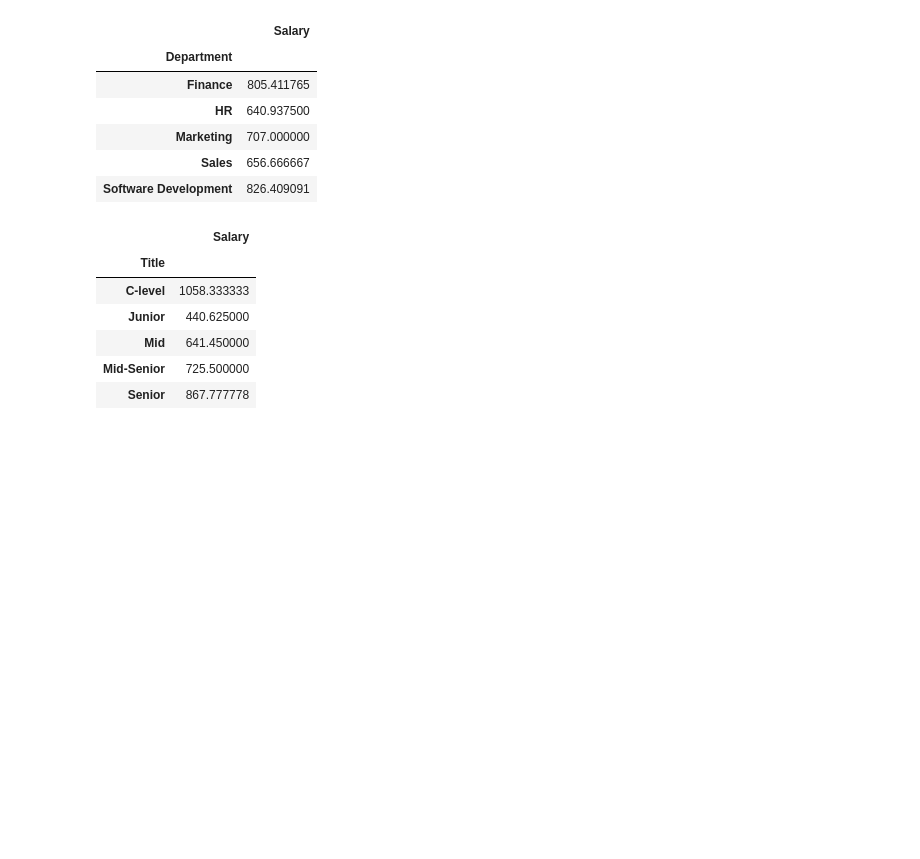
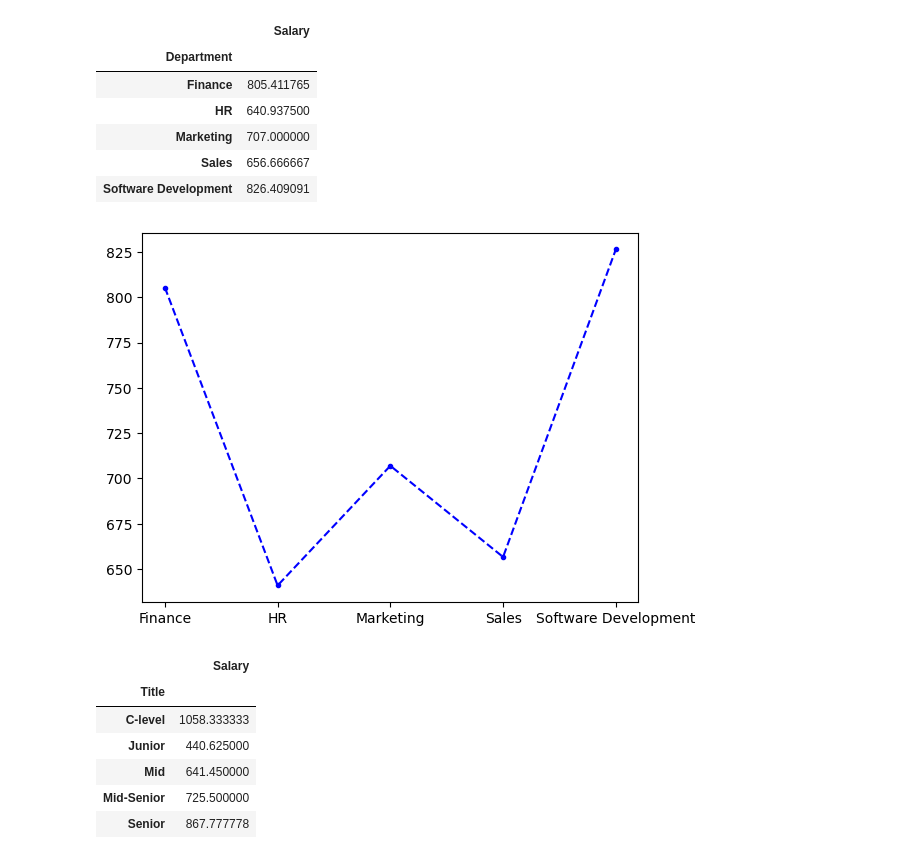
Before and after one commit to vecihhammouri/salary-analysis-example, a Jupyter notebook: salary_analysis.ipynb, the cells around one changed output. Cells and saved outputs as stored; diff of their text form; code cells hidden in the pictures; blank space fills up the shorter version.

Commit message:
Added graphs to answers with Matplotlib library

```diff
--- a/salary_analysis.ipynb
+++ b/salary_analysis.ipynb
@@ -45,6 +46,10 @@ avg_salary_by_department
 | Marketing | 707.000000 |
 | Sales | 656.666667 |
 | Software Development | 826.409091 |
+# %%
+avg_salary_department_plot = plt.plot(avg_salary_by_department,"b.--")
+# %% [output]
+[figure, added]
 # %%
 #4) What is the average salary comparison according to title (senior - junior) in this company?
 # %%
```
Also changed, not shown: parts of 4 cells of this notebook.
